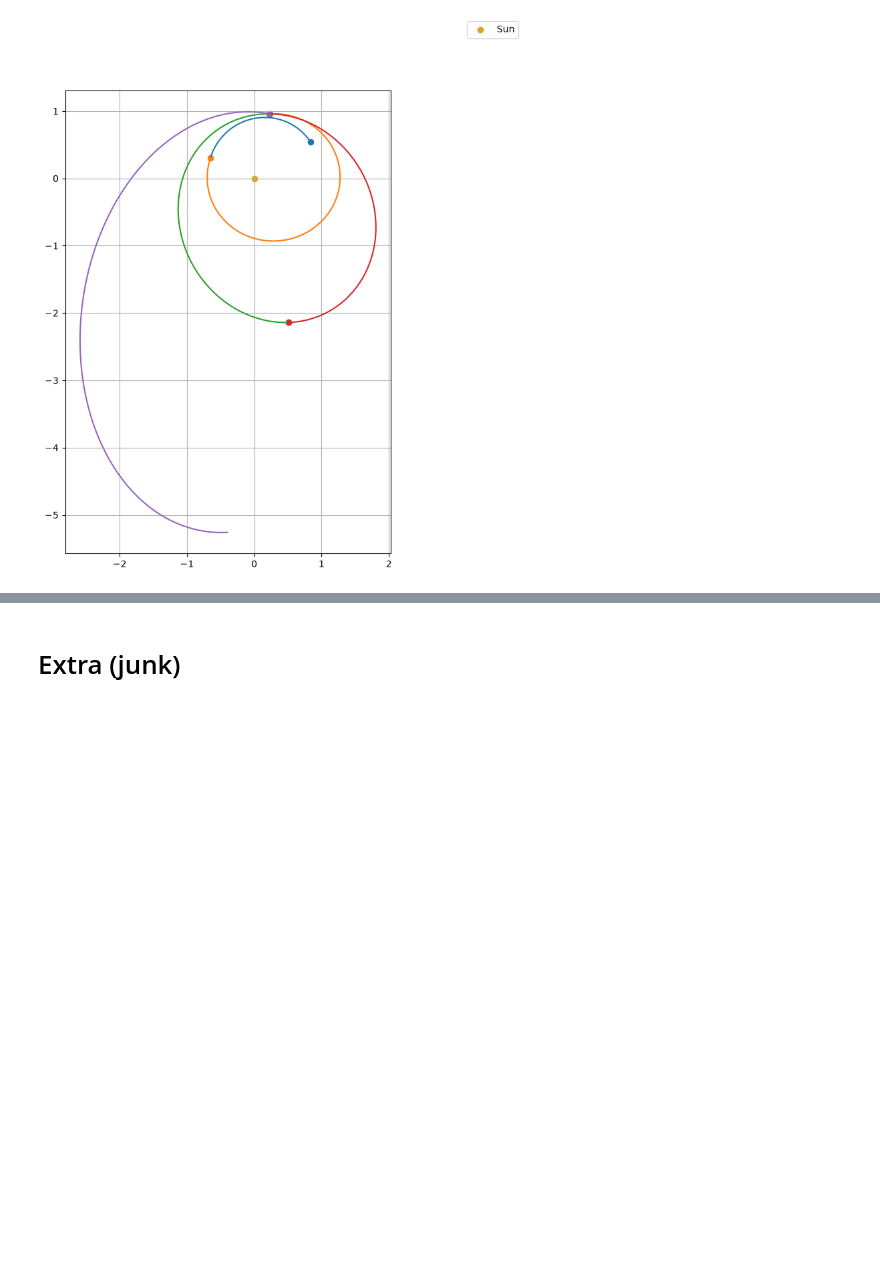
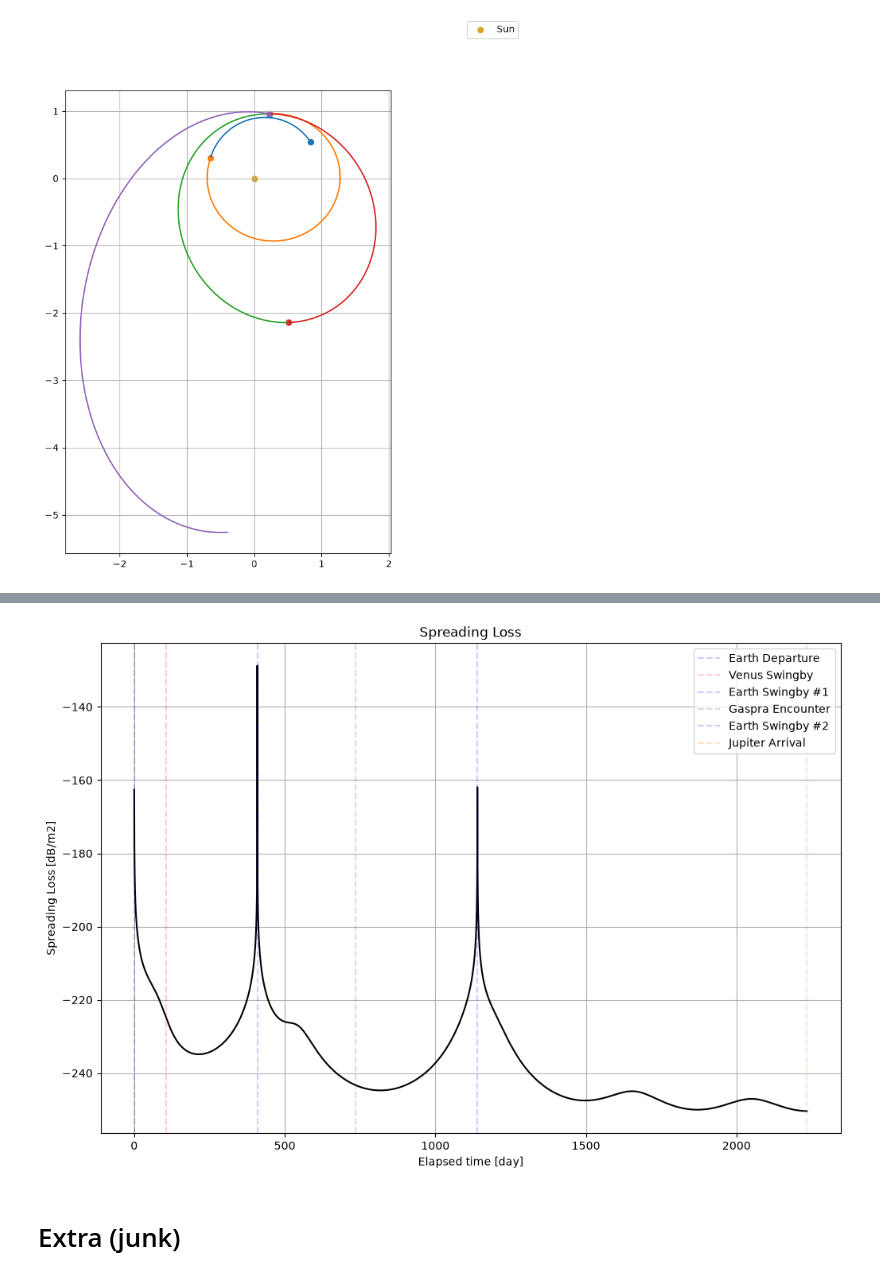
Before and after one commit to Cesium-Lab/stanford, a Jupyter notebook: aa279b/hw4/hw4.ipynb, the cells around one changed output, grey strips where cells are left out. Saved outputs shown, nothing was run; the diff lists cells and outputs as text; code cells hidden in the pictures; blank space fills up the shorter version.

```diff
--- a/aa279b/hw4/hw4.ipynb
+++ b/aa279b/hw4/hw4.ipynb
@@ -192,0 +224,8 @@ plot_3d(planet_states, t_arrs, bodies={"name": "Sun", "radius": R_SUN}, title="T
+# %%
+def spreading_loss(R):
+    """dB/m2"""
+    if R < 1:
+        return np.nan
+    return -70.99 - 20*np.log10(R)
+
+losses = [spreading_loss(norm(r)) for r in r_galileo_earth_HCI]
@@ -193,3 +262,31 @@ plot_3d(planet_states, t_arrs, bodies={"name": "Sun", "radius": R_SUN}, title="T
+# %%
+plt.figure(figsize=(12,8))
+plt.title("Spreading Loss")
+
+# Plotted thing
+plt.plot((full_t - full_t[0]) / DAY_TO_SEC, losses, color="k")
+
+# Each flyby
+for flyby in flybys:
+    if "Earth" in flyby.name:
+        color = "blue"
+    elif "Venus" in flyby.name:
+        color = "red"
+    elif "Gaspra" in flyby.name:
+        color = "green"
+    else:
+        color = "tab:orange"
+
+    plt.axvline(flyby.jd - full_t[0] / DAY_TO_SEC, linestyle="--", color=color, label=flyby.name, alpha = 0.2)
+
+
+plt.xlabel("Elapsed time [day]")
+plt.ylabel("Spreading Loss [dB/m2]")
+plt.grid(True)
+plt.legend()
+plt.show()
+# %% [output]
+[figure, added]
 # %% [markdown]
 # Extra (junk)
 # %%
```
Also changed, not shown: parts of 10 cells of this notebook, 2 other files.
